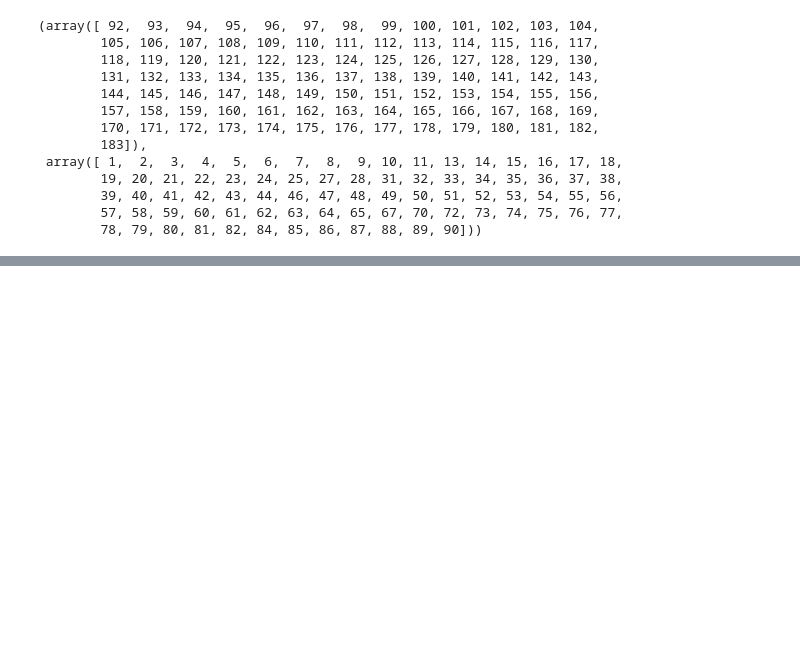
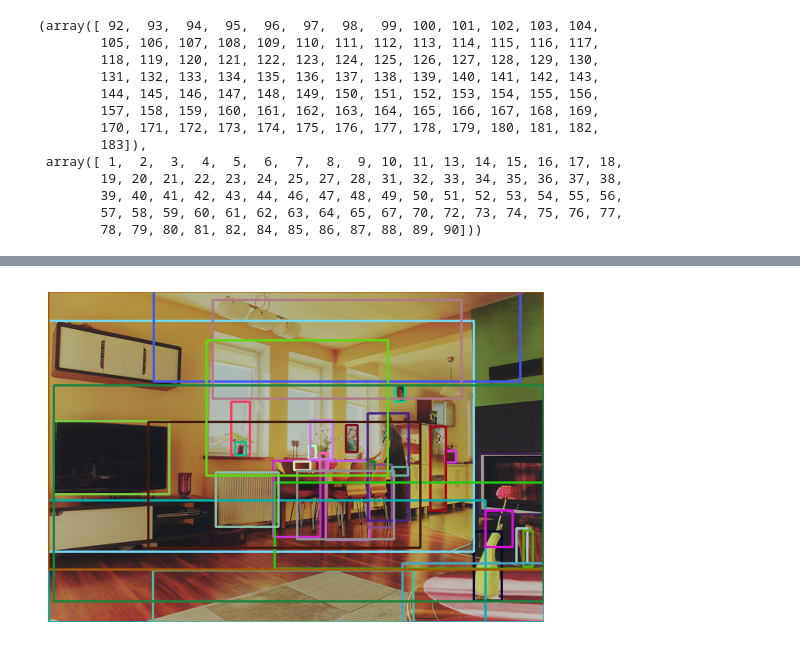
Before and after one commit to DarylFernandes99/custom-yolo-implmentation, a Jupyter notebook: test.ipynb, the cells around one changed output, grey strips where cells are left out. Saved outputs shown, nothing was run; the diff lists cells and outputs as text; code cells hidden in the pictures; blank space fills up the shorter version.

```diff
--- a/test.ipynb
+++ b/test.ipynb
@@ -171,0 +350,5 @@ pd.unique(df_stuf_catego['id']), pd.unique(df_inst_catego['id'])
+# %%
+import ast
+
+bbox = ast.literal_eval(selected['bbox'])
+bbox
@@ -171,0 +373,15 @@ pd.unique(df_stuf_catego['id']), pd.unique(df_inst_catego['id'])
+# %%
+img = cv2.imread(os.path.join(img_path, selected['file_name']))
+for i in bbox:
+    color = [random.randint(0, 255) for _ in range(3)]
+    x, y, w, h = i[1]
+    x, y, w, h = int(x), int(y), int(w), int(h)
+    cv2.rectangle(img, (x, y), (x+w, y+h), color, 2)
+img = cv2.cvtColor(img, cv2.COLOR_BGR2RGB)
+
+plt.imshow(img)
+plt.grid(visible=False)
+plt.axis('off')
+plt.show()
+# %% [output]
+[figure, added]
```
Also changed, not shown: parts of 19 cells of this notebook, 2 other files.
